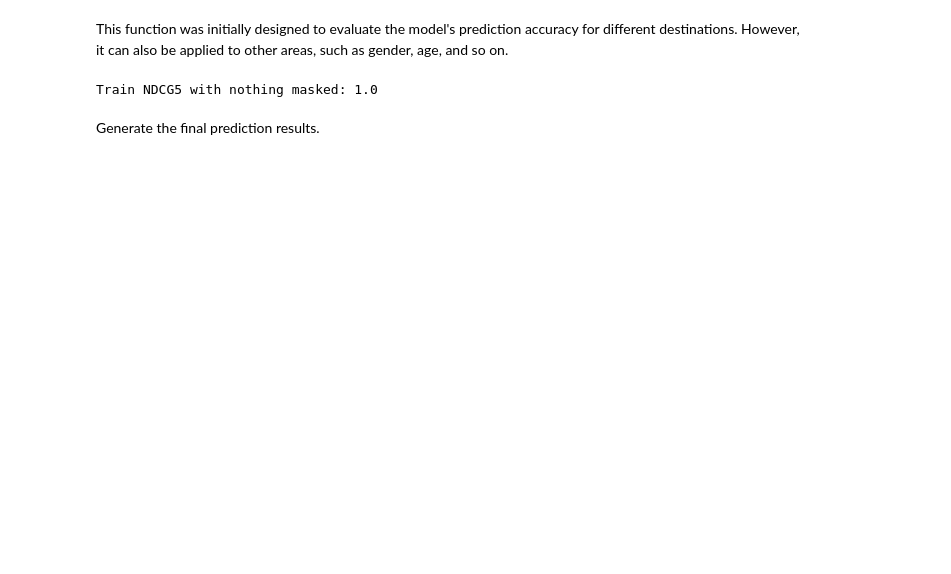
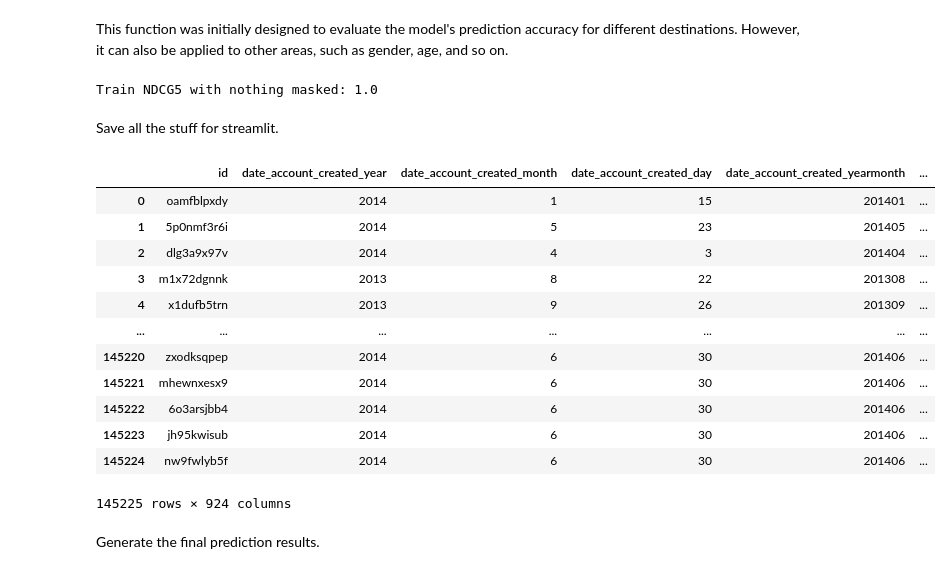
Before and after one commit to realJiaoKan/Airbnb-New-User-Bookings, a Jupyter notebook: 3.rank_prediction.ipynb, the cells around one changed output. Drawn from its saved outputs; the diff is of its cells as text; code cells hidden in the pictures; blank space fills up the shorter version.

Commit message:
Added a demo by streamlit

```diff
--- a/3.rank_prediction.ipynb
+++ b/3.rank_prediction.ipynb
@@ -150,7 +150,7 @@ for fold_idx, (train_idx, val_idx) in enumerate(kf.split(train_data)):
     model = xgb.train(
         params=params,
         dtrain=train_dm,
-        num_boost_round=200,
+        num_boost_round=50,
         early_stopping_rounds=50,
         evals=[(train_dm, "train"), (val_dm, "val")],
         verbose_eval=10,
@@ -158,13 +158,13 @@ for fold_idx, (train_idx, val_idx) in enumerate(kf.split(train_data)):
 
     best_iters.append(model.best_iteration)
 
-    train_pred_fold = model.predict(val_dm, iteration_range=(0, model.best_iteration))
-    train_pred[val_idx] = train_pred_fold
-    train_rank[val_idx] = np.apply_along_axis(get_rank, 1, train_pred_fold)
-
+    train_pred[val_idx] += model.predict(
+        val_dm, iteration_range=(0, model.best_iteration)
+    )
     test_pred += model.predict(test_dm, iteration_range=(0, model.best_iteration))
 
 test_pred /= num_folds
+train_rank = np.apply_along_axis(get_rank, 1, train_pred)
 test_rank = np.apply_along_axis(get_rank, 1, test_pred)
 # %% [output]
 Fold 1/10
@@ -215,12 +215,58 @@ This function was initially designed to evaluate the model's prediction accuracy
 masked_ndcgs()
 # %% [output]
 Train NDCG5 with nothing masked: 1.0
+# %% [markdown]
+Save all the stuff for streamlit.
+# %%
+train_top5_rank_decoded = pd.Series(
+    [[country_levels[idx] for idx in row] for row in train_top5_rank],
+    name="train_top5_rank_decoded",
+)
+
+train_actual_decoded = pd.Series(
+    [country_levels[idx] for idx in train_actual], name="train_actual_decoded"
+)
+
+ndcg_scores = [
+    ndcg(
+        [train_actual_decoded[i]], [[country_levels[idx] for idx in train_top5_rank[i]]]
+    )
+    for i in range(len(train_actual))
+]
+ndcg_series = pd.Series(ndcg_scores, name="ndcg_score")
+
+result_analysis = pd.concat(
+    [
+        train_data.reset_index(drop=True),
+        train_top5_rank_decoded.reset_index(drop=True),
+        train_actual_decoded.reset_index(drop=True),
+        ndcg_series.reset_index(drop=True),
+    ],
+    axis=1,
+)
+
+result_analysis.to_csv("result_analysis.csv", index=False)
+result_analysis
+# %% [output]
+|  | id | date_account_created_year | date_account_created_month | date_account_created_day | date_account_created_yearmonth | ... |
+| 0 | oamfblpxdy | 2014 | 1 | 15 | 201401 | ... |
+| 1 | 5p0nmf3r6i | 2014 | 5 | 23 | 201405 | ... |
+| 2 | dlg3a9x97v | 2014 | 4 | 3 | 201404 | ... |
+| 3 | m1x72dgnnk | 2013 | 8 | 22 | 201308 | ... |
+| 4 | x1dufb5trn | 2013 | 9 | 26 | 201309 | ... |
+| ... | ... | ... | ... | ... | ... | ... |
+| 145220 | zxodksqpep | 2014 | 6 | 30 | 201406 | ... |
+| 145221 | mhewnxesx9 | 2014 | 6 | 30 | 201406 | ... |
+| 145222 | 6o3arsjbb4 | 2014 | 6 | 30 | 201406 | ... |
+| 145223 | jh95kwisub | 2014 | 6 | 30 | 201406 | ... |
+| 145224 | nw9fwlyb5f | 2014 | 6 | 30 | 201406 | ... |
+145225 rows × 924 columns
+# %% [markdown]
+Generate the final prediction results.
 # %%
 test_top5 = np.argsort(-test_pred, axis=1)[:, :5]
 test_predictions = pd.DataFrame(test_pred, columns=country_levels)
 test_predictions["TestId"] = test_data["id"].values
-# %% [markdown]
-Generate the final prediction results.
 # %%
 predicted_countries = np.array([[country_levels[i] for i in row] for row in test_top5])
 
```
Also changed, not shown: parts of 1 cell of this notebook, 4 other files.
